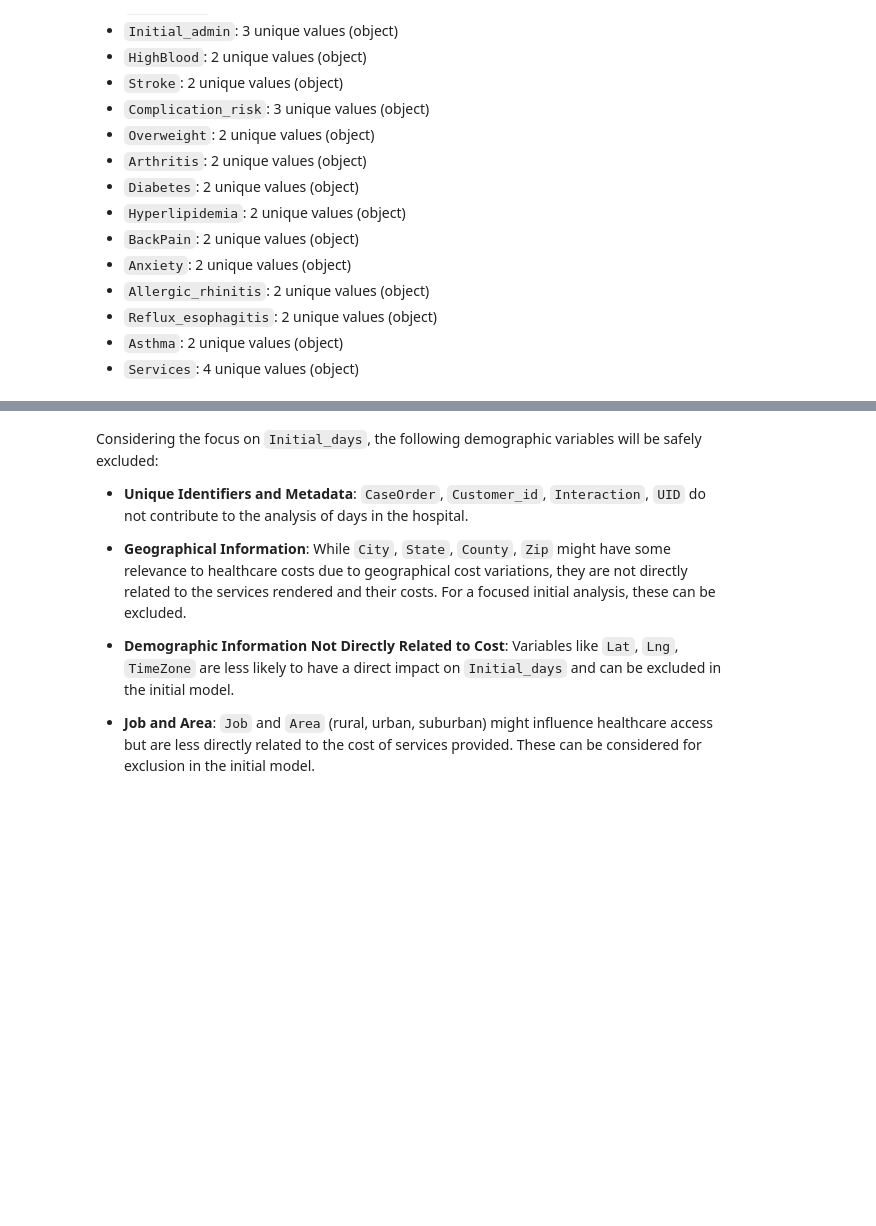
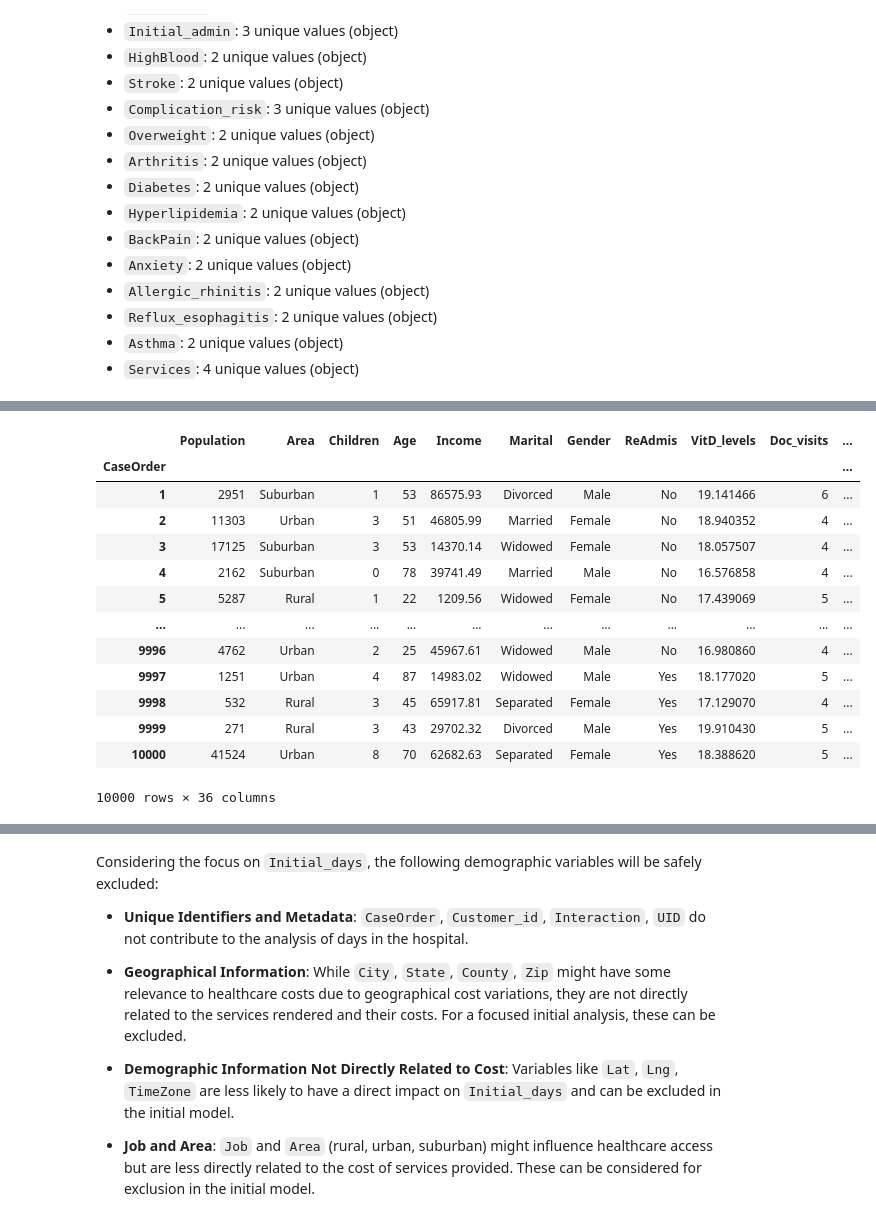
Before and after one commit to vertigoa/master, a Jupyter notebook: d208_task_1.ipynb, the cells around one changed output, grey strips where cells are left out. Drawn from its saved outputs; the diff is of its cells as text; code cells hidden in the pictures; blank space fills up the shorter version.

```diff
--- a/d208_task_1.ipynb
+++ b/d208_task_1.ipynb
@@ -374,0 +346,31 @@ Ethical Considerations:
+# %%
+# create reduced dataframe with only the columns  for the analysis
+# columns to drop
+colms_to_drop = ['TotalCharge', 'Additional_charges', 'Lat', 'Lng', 'Customer_id', 'Interaction', 'UID', 'City', 'State', 'County', 'Zip', 'TimeZone', 'Job']
+
+# Creates list of columns except the 'Initial_days'
+remaining_cols = [col for col in df.columns if col not in colms_to_drop + ['Initial_days']]
+
+# Addd 'Initial_days' to the end of column list - for backwards elimination intuition
+final_cols = remaining_cols + ['Initial_days']
+
+# crerate reduced_df with the proper column order
+df_reduced = df[final_cols].copy()
+
+# display the dataframe
+df_reduced
+# %% [output]
+|  | Population | Area | Children | Age | Income | Marital | Gender | ReAdmis | VitD_levels | Doc_visits | ... |
+| CaseOrder |  |  |  |  |  |  |  |  |  |  | ... |
+| 1 | 2951 | Suburban | 1 | 53 | 86575.93 | Divorced | Male | No | 19.141466 | 6 | ... |
+| 2 | 11303 | Urban | 3 | 51 | 46805.99 | Married | Female | No | 18.940352 | 4 | ... |
+| 3 | 17125 | Suburban | 3 | 53 | 14370.14 | Widowed | Female | No | 18.057507 | 4 | ... |
+| 4 | 2162 | Suburban | 0 | 78 | 39741.49 | Married | Male | No | 16.576858 | 4 | ... |
+| 5 | 5287 | Rural | 1 | 22 | 1209.56 | Widowed | Female | No | 17.439069 | 5 | ... |
+| ... | ... | ... | ... | ... | ... | ... | ... | ... | ... | ... | ... |
+| 9996 | 4762 | Urban | 2 | 25 | 45967.61 | Widowed | Male | No | 16.980860 | 4 | ... |
+| 9997 | 1251 | Urban | 4 | 87 | 14983.02 | Widowed | Male | Yes | 18.177020 | 5 | ... |
+| 9998 | 532 | Rural | 3 | 45 | 65917.81 | Separated | Female | Yes | 17.129070 | 4 | ... |
+| 9999 | 271 | Rural | 3 | 43 | 29702.32 | Divorced | Male | Yes | 19.910430 | 5 | ... |
+| 10000 | 41524 | Urban | 8 | 70 | 62682.63 | Separated | Female | Yes | 18.388620 | 5 | ... |
+10000 rows × 36 columns
```
Also changed, not shown: parts of 11 cells of this notebook, 2 other files.
